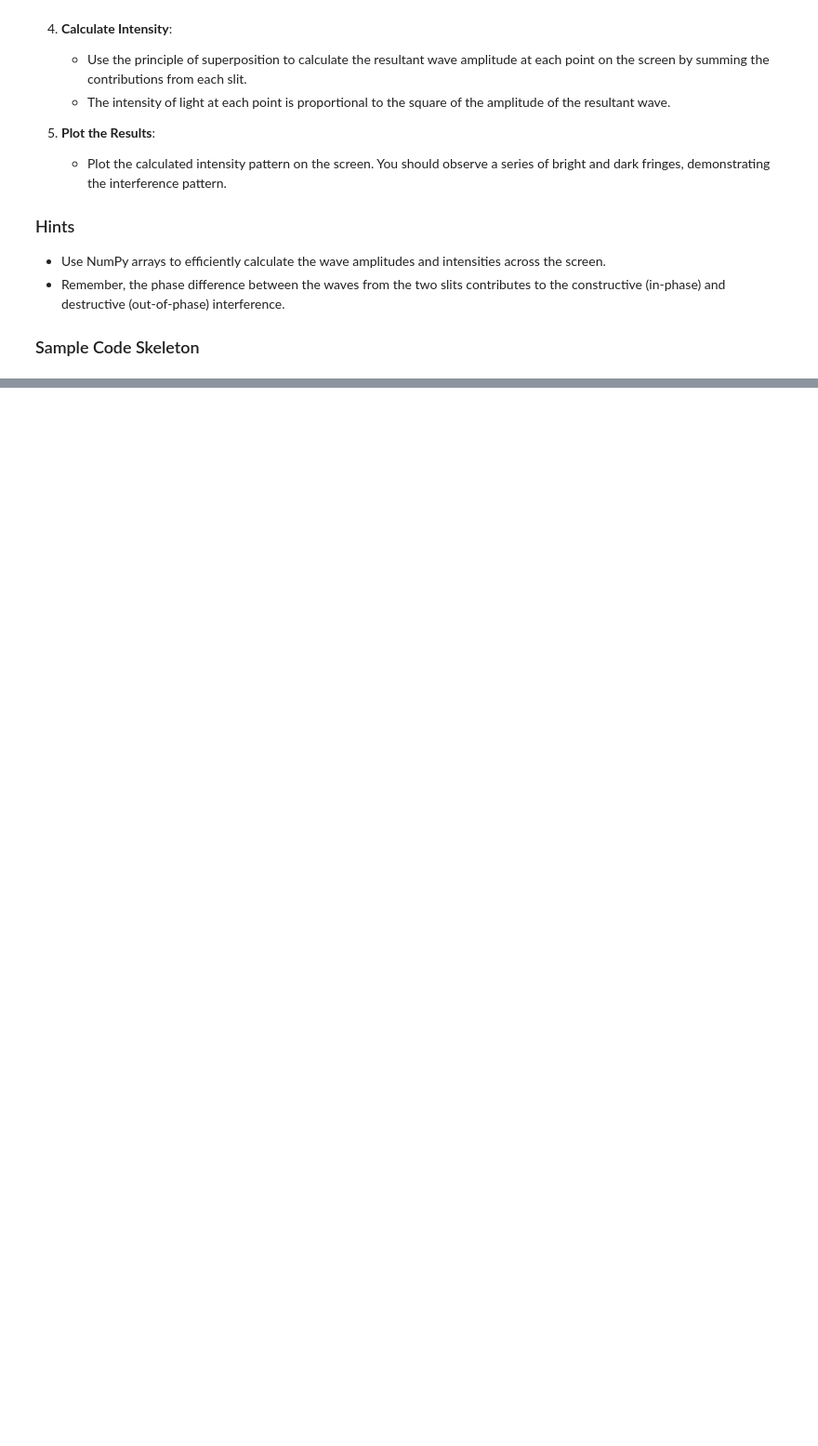
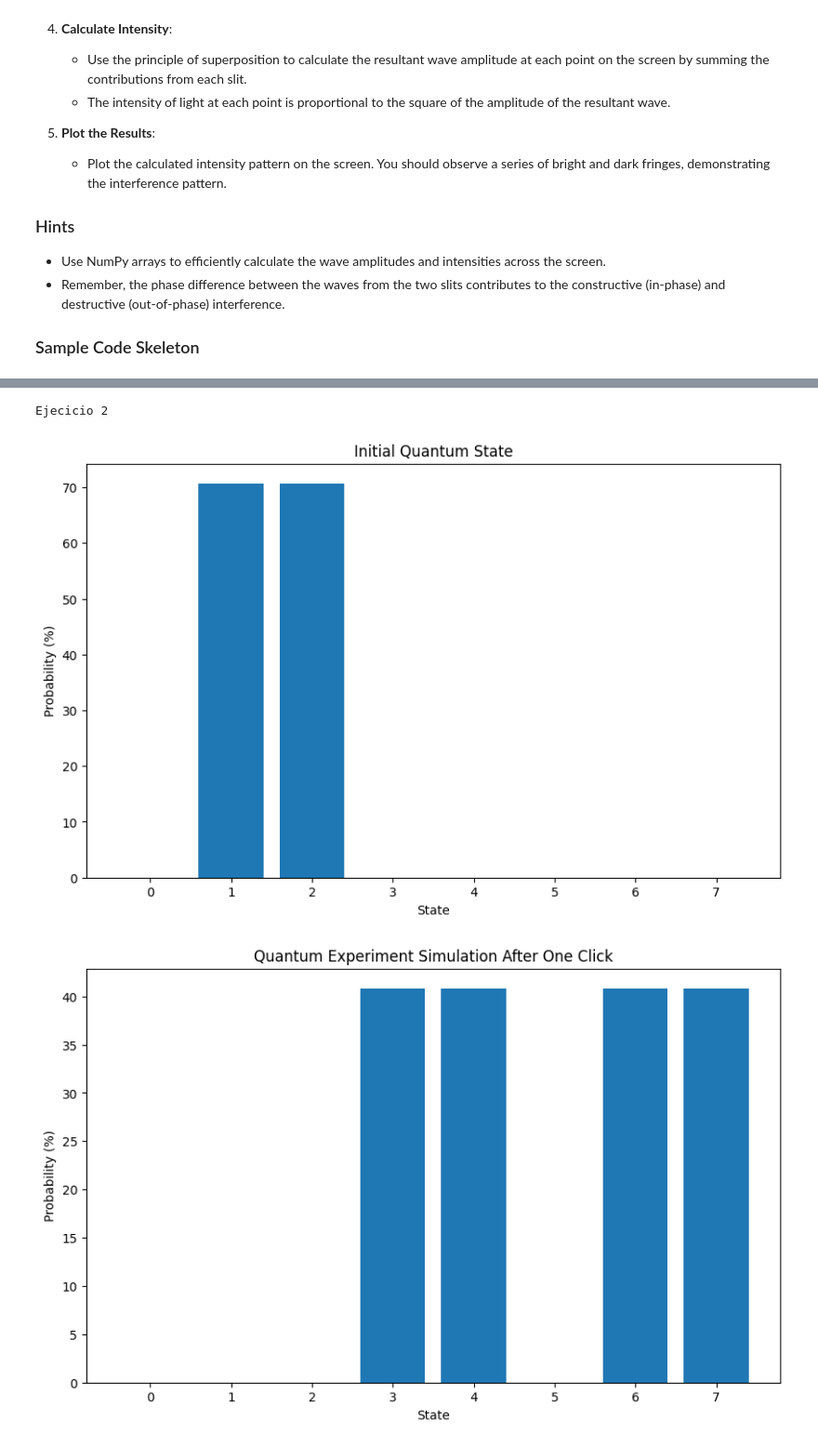
Before and after one commit to juanandres003/CNYT-JAAB, a Jupyter notebook: Segundo Tercio/ClasicToQuantum/ClasicToQuantum/TallerClasicToQuantum.ipynb, the cells around one changed output, grey strips where cells are left out. Shown at 93% size. Cells and saved outputs as stored; diff of their text form; code cells hidden in the pictures; blank space fills up the shorter version.

```diff
--- a/Segundo Tercio/ClasicToQuantum/ClasicToQuantum/TallerClasicToQuantum.ipynb
+++ b/Segundo Tercio/ClasicToQuantum/ClasicToQuantum/TallerClasicToQuantum.ipynb
@@ -146,0 +202,50 @@ plt.show()
+# %%
+import numpy as np
+import matplotlib.pyplot as plt
+import math
+
+print("Ejecicio 2")
+
+# Define two 7x7 complex matrices
+
+m1 = np.array([[0,  0,  0,  0,  0,  0,  0,  0],
+               [1/math.sqrt(2),0,  0,  0,  0,  0,  0,  0],
+               [1/math.sqrt(2),0,  0,  0,  0,  0,  0,  0],
+               [0,(-1+1j)/math.sqrt(6),  0,  1,  0,  0,  0,  0],
+               [0,(-1-1j)/math.sqrt(6),  0,  0,  1,  0,  0,  0],
+               [0,(1-1j)/math.sqrt(6),  (-1+1j)/math.sqrt(6),0,  0,  1,  0,  0],
+               [0,  0,  (-1-1j)/math.sqrt(6),0,  0,  0,  1,  0],
+               [0,  0,  (1+1j)/math.sqrt(6),0,  0,  0,  0,  1]])
+
+v1 = np.array([[0], [1/math.sqrt(2)], [1/math.sqrt(2)], [0], [0], [0], [0], [0]])
+
+state_after_one_click = np.dot(m1, v1)
+
+# Dame los resultados en un diagrama de barras despues de la primer click
+
+# Convert the probabilities to percentages
+
+v1_mag = np.abs(v1)
+state_after_one_click_mag = np.abs(state_after_one_click)
+
+v1_percentage = v1_mag * 100
+state_after_one_click_percentage = state_after_one_click_mag * 100
+
+plt.figure(figsize=(10, 6))
+plt.bar(np.arange(len(v1_percentage)), v1_percentage.flatten())
+plt.xlabel('State')
+plt.ylabel('Probability (%)')
+plt.title('Initial Quantum State')
+plt.show()
+
+
+plt.figure(figsize=(10, 6))
+plt.bar(np.arange(len(state_after_one_click_percentage)), state_after_one_click_percentage.flatten())
+plt.xlabel('State')
+plt.ylabel('Probability (%)')
+plt.title('Quantum Experiment Simulation After One Click')
+plt.show()
+# %% [output]
+Ejecicio 2
+[figure, added]
+[figure, added]
```
Also changed, not shown: parts of 2 cells of this notebook.
